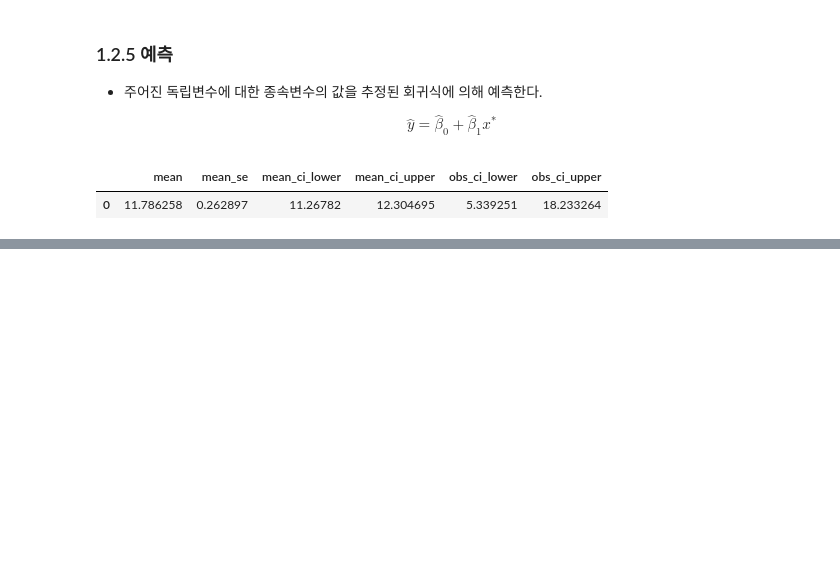
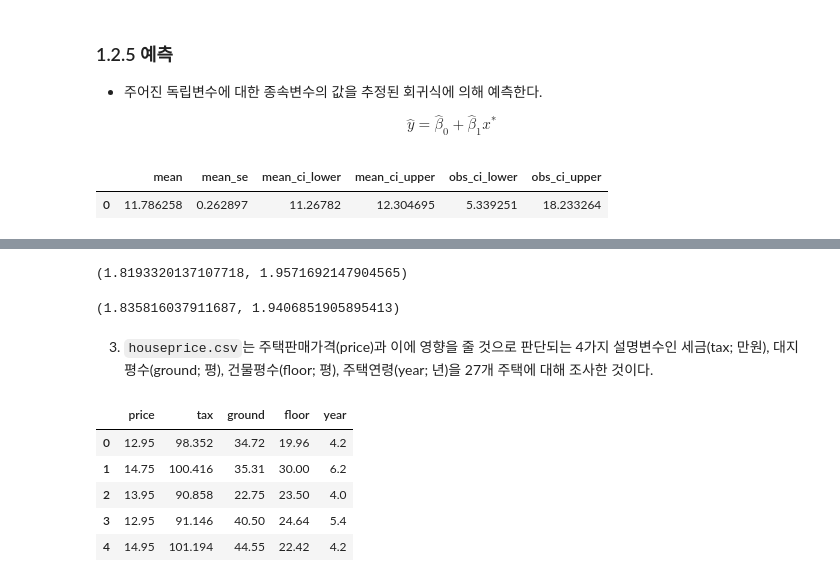
Before and after one commit to luckyspia/TIL, a Jupyter notebook: Statisic_Analysis/01.Simple_Linear_Regression.ipynb, the cells around one changed output, grey strips where cells are left out. Cells and saved outputs as stored; diff of their text form; code cells hidden in the pictures; blank space fills up the shorter version.

```diff
--- a/Statisic_Analysis/01.Simple_Linear_Regression.ipynb
+++ b/Statisic_Analysis/01.Simple_Linear_Regression.ipynb
@@ -661,0 +193,23 @@ VIF of Limit : 160.59287978597942
+# %%
+stat = weightstats.DescrStatsW(data.reviews_per_month)
+# 99% 신뢰구간
+stat.tconfint_mean(alpha=0.01)
+# %% [output]
+(1.8193320137107718, 1.9571692147904565)
+# %%
+# 95% 신뢰구간
+stat.tconfint_mean(alpha=0.05)
+# %% [output]
+(1.835816037911687, 1.9406851905895413)
+# %% [markdown]
+3. `houseprice.csv`는 주택판매가격(price)과 이에 영향을 줄 것으로 판단되는 4가지 설명변수인 세금(tax; 만원), 대지평수(ground; 평), 건물평수(floor; 평), 주택연령(year; 년)을 27개 주택에 대해 조사한 것이다.
+# %%
+data = pd.read_csv("./data/houseprice.csv")
+data.head()
+# %% [output]
+|  | price | tax | ground | floor | year |
+| 0 | 12.95 | 98.352 | 34.72 | 19.96 | 4.2 |
+| 1 | 14.75 | 100.416 | 35.31 | 30.00 | 6.2 |
+| 2 | 13.95 | 90.858 | 22.75 | 23.50 | 4.0 |
+| 3 | 12.95 | 91.146 | 40.50 | 24.64 | 5.4 |
+| 4 | 14.95 | 101.194 | 44.55 | 22.42 | 4.2 |
```
Also changed, not shown: parts of 83 cells of this notebook.
